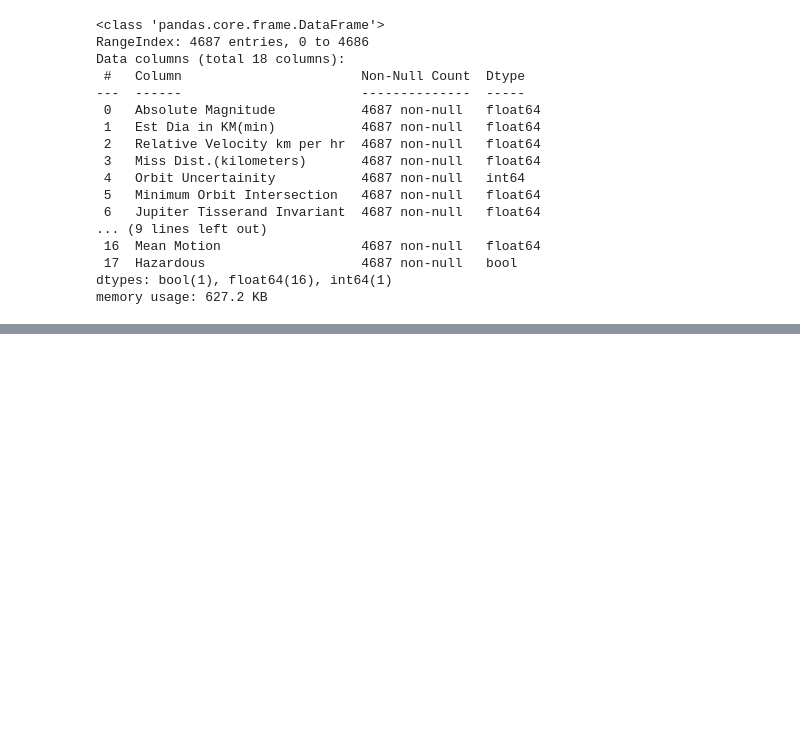
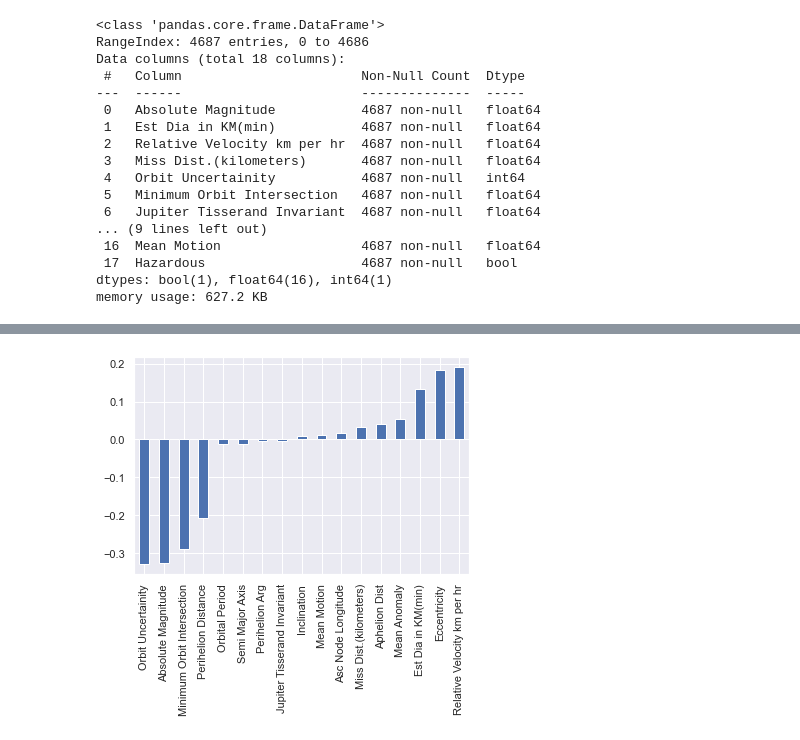
Before and after one commit to joann-balraj/Asteroids-Predicting_Hazardous_or_Not, a Jupyter notebook: Workbook.ipynb, the cells around one changed output, grey strips where cells are left out. Drawn from its saved outputs; the diff is of its cells as text; code cells hidden in the pictures; blank space fills up the shorter version.

```diff
--- a/Workbook.ipynb
+++ b/Workbook.ipynb
@@ -187,0 +194,6 @@ memory usage: 627.2 KB
+# %%
+# To get a more clear picture of the correlation with Hazardous Nature
+df.corr()['Hazardous'][:-1].sort_values().plot(kind='bar')
+plt.show()
+# %% [output]
+[figure, added]
```
Also changed, not shown: parts of 32 cells of this notebook.
